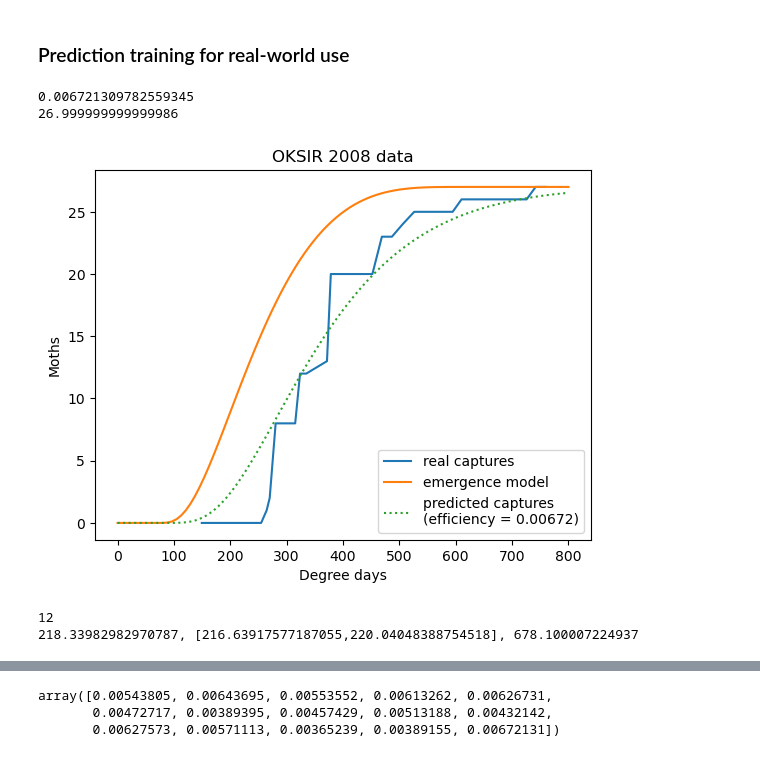
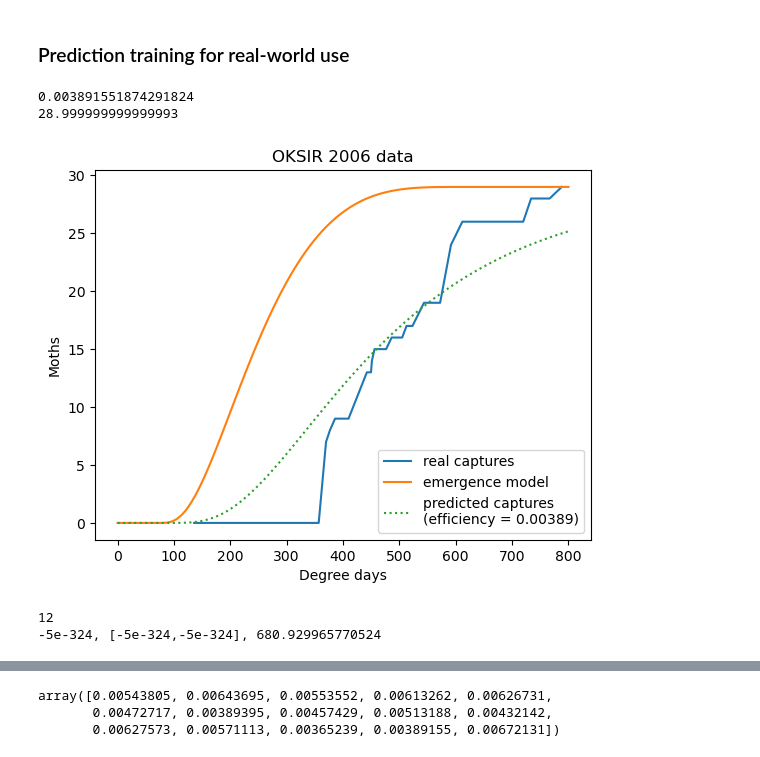
Before and after one commit to PacificBird/InsectPhenologyCaptureSim, a Jupyter notebook: multi_analysis.ipynb, the cells around one changed output, grey strips where cells are left out. Saved outputs shown, nothing was run; the diff lists cells and outputs as text; code cells hidden in the pictures.

```diff
--- a/multi_analysis.ipynb
+++ b/multi_analysis.ipynb
@@ -1054,39 +1054,39 @@ def predict_from_proportions(dds, captures, CI=False):
         S = np.sqrt(np.diag(pcov))
         effort_CI = (effort - S[0]*tval, effort + S[0]*tval)
         return (effort, effort_CI)
     return  effort
 
-n = 14
+n = 13
 capture_x = aggs[n].DDs
 capture_y = aggs[n].moth_sum
 capture_x = capture_x[capture_x < 800]
 capture_y = capture_y[:len(capture_x)]
 limit = capture_x.tail(1).item()*0.2
 obs_x = capture_x[capture_x < limit]
 obs_y = capture_y[:len(obs_x)]
 effort_pred = predict_from_full(capture_x, capture_y)
 #effort_pred_lim, max_pred_lim = predict_from_subset(obs_x, obs_y)
 print(effort_pred)
 #print((effort_pred_lim, max_pred_lim))
 phenology_x = np.linspace(0,800, 100)
 true_max = capture_y.tail(1).item()
 phenology_y = [jw_emergence(x, true_max) for x in phenology_x]
 adj_y = capture_prediction_sb(phenology_x, effort_pred, true_max)
 #adj_y_lim = capture_prediction_sb(phenology_x, effort_pred_lim, max_pred_lim)
 ax = plt.title(f'OKSIR {years[n]} data')
 plt.xlabel('Degree days')
 plt.ylabel('Moths')
 sns.lineplot(x=capture_x, y=capture_y, label='real captures')
 sns.lineplot(x=phenology_x, y=phenology_y, label='emergence model')
 sns.lineplot(x=phenology_x, y=adj_y, label=f'predicted captures\n(efficiency = {round(effort_pred,5)})', linestyle=':')
 # sns.lineplot(x=phenology_x, y=adj_y_lim, label=f'limited predicted captures\n(efficiency = {effort_pred_lim.round(5)})', linestyle='-.')
 print(capture_y.tail(1).item())
 # %% [output]
-0.006721309782559345
-26.999999999999986
+0.003891551874291824
+28.999999999999993
-[figure, old version]
+[figure, new version]
 # %%
-n = 7
+n = 13
 capture_x = aggs[n].DDs
 capture_y = aggs[n].moth_sum
 capture_x = capture_x[capture_x < 685]
@@ -1099,7 +1099,7 @@ max, max_CI = predict_max(obs_x, obs_y, 0.00437, CI=True)
 print(f'{max}, [{max_CI[0]},{max_CI[1]}], {np.max(capture_x)}')
 # %% [output]
 12
-218.33982982970787, [216.63917577187055,220.04048388754518], 678.100007224937
+-5e-324, [-5e-324,-5e-324], 680.929965770524
 # %%
 def prediction_jkkn(dds, captures):
     results = []
```
Also changed, not shown: parts of 56 cells of this notebook.
